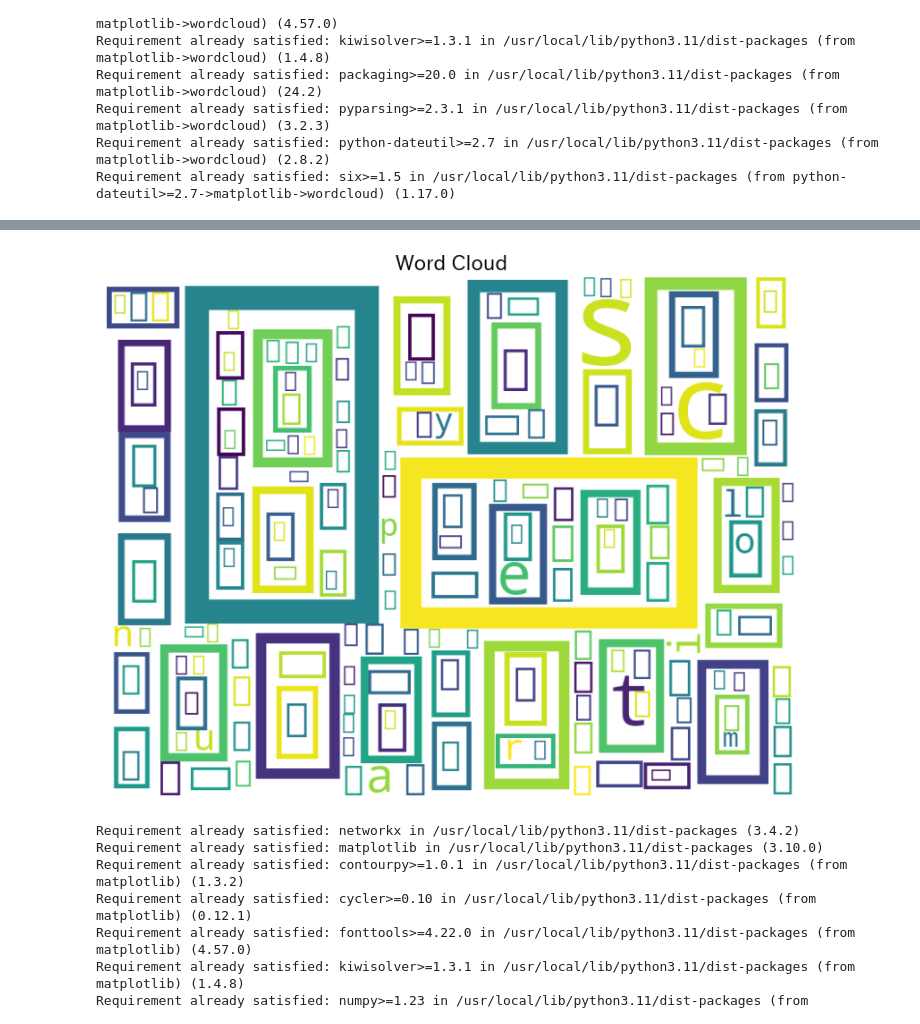
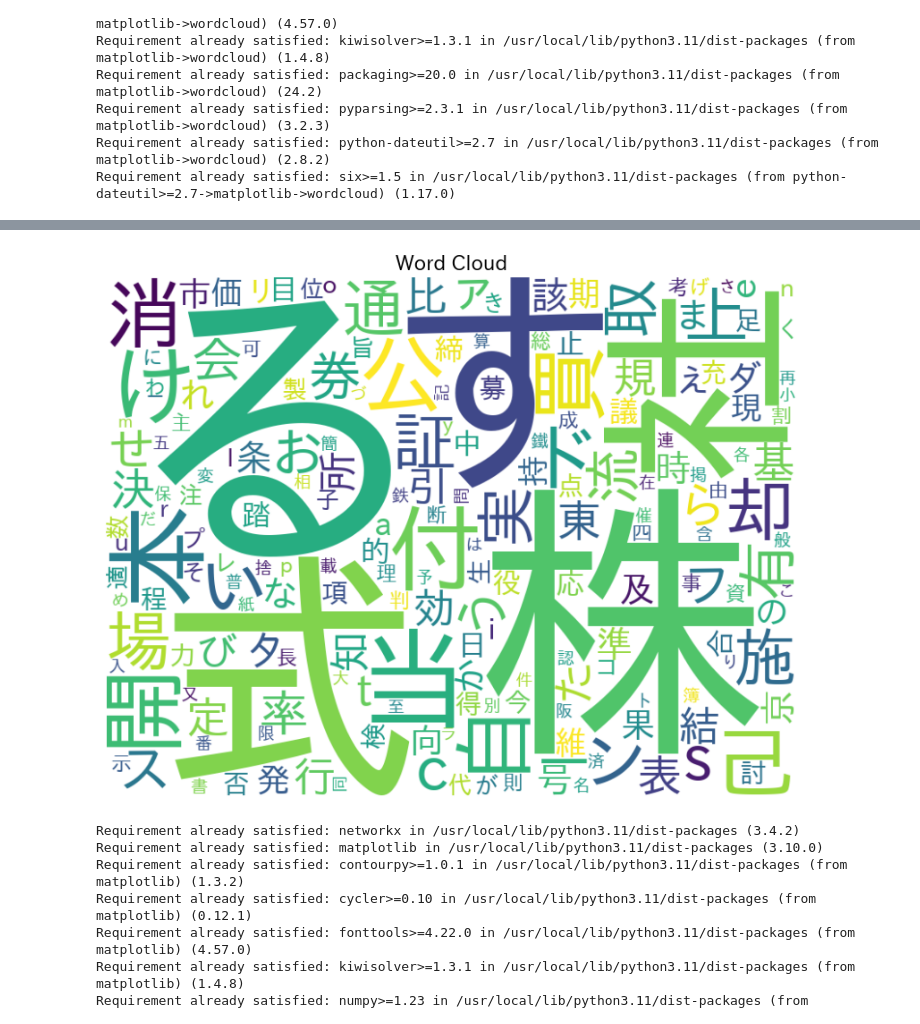
Before and after one commit to shun0109/colab, a Jupyter notebook: Untitled1.ipynb, the cells around one changed output, grey strips where cells are left out. Cells and saved outputs as stored; diff of their text form; code cells hidden in the pictures.

```diff
--- a/Untitled1.ipynb
+++ b/Untitled1.ipynb
@@ -380,11 +401,12 @@ Requirement already satisfied: six>=1.5 in /usr/local/lib/python3.11/dist-packag
 # %%
 from wordcloud import WordCloud
-import matplotlib.pyplot as plt
-from collections import Counter
-from matplotlib import rcParams
+# import matplotlib.pyplot as plt
+# from collections import Counter
+# from matplotlib import rcParams
 
 # Set Japanese font
-rcParams['font.family'] = 'IPAexGothic'
+# rcParams['font.family'] = 'IPAexGothic'
+
 
 # Collect words into a flat list
 def collect_words(df):
@@ -402,7 +424,7 @@ def plot_wordcloud(words, title="Word Cloud"):
         width=800,
         height=600,
         background_color="white",
-        # font_path="/usr/share/fonts/truetype/ipafont-gothic/ipagp.ttf",  # Change path depending on your OS
+        font_path="/usr/share/fonts/truetype/ipafont-gothic/ipagp.ttf",  # Change path depending on your OS
         collocations=False,  # Avoid joining unrelated words
     ).generate_from_frequencies(word_freq)
 
@@ -413,9 +435,10 @@ def plot_wordcloud(words, title="Word Cloud"):
     plt.show()
 # %%
 words = collect_words(df_txt.iloc[0])
+japanize_matplotlib.japanize()
 plot_wordcloud(words, title="Word Cloud")
 # %% [output]
-[figure, old version]
+[figure, new version]
 # %%
 !pip install networkx matplotlib
 # %% [output]
```
Also changed, not shown: parts of 4 cells of this notebook.
